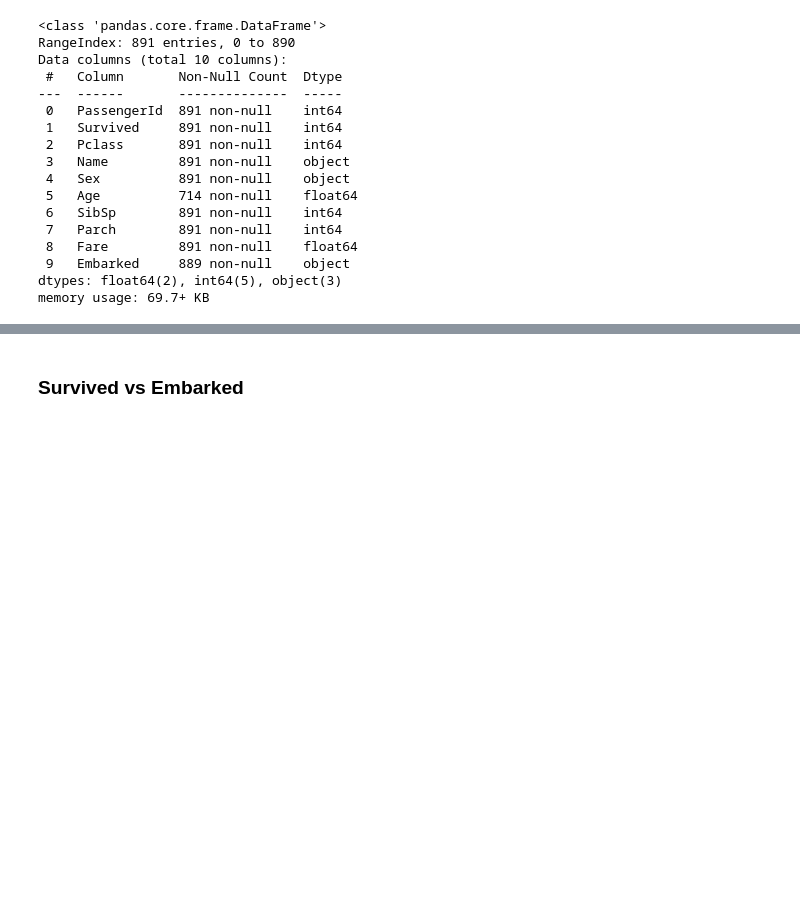
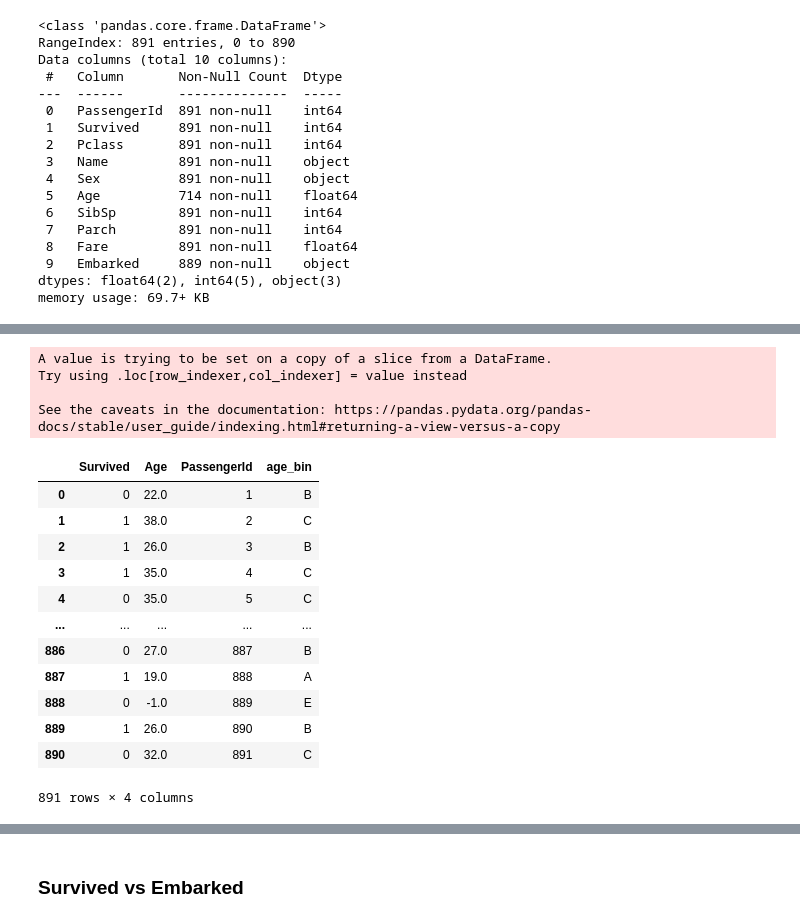
Before and after one commit to ElectricSunset/kaggling, a Jupyter notebook: getting-started/titanic/titanic-explore.ipynb, the cells around one changed output, grey strips where cells are left out. Saved outputs shown, nothing was run; the diff lists cells and outputs as text; code cells hidden in the pictures; blank space fills up the shorter version.

```diff
--- a/getting-started/titanic/titanic-explore.ipynb
+++ b/getting-started/titanic/titanic-explore.ipynb
@@ -212,0 +251,5 @@ memory usage: 69.7+ KB
+# %%
+# Binning Age based on Quantile : 0-20, 21-28, 29-38, 39 ~
+df_sus_age = df[['Survived', 'Age', 'PassengerId']]
+df_sus_age['Age'].fillna(-1, inplace=True)
+df_sus_age.describe()
@@ -212,0 +269,24 @@ memory usage: 69.7+ KB
+# %%
+age_binning_condition = [(df_sus_age['Age'] >= 0) & (df_sus_age['Age'] <= 20), (df_sus_age['Age'] >= 21) & (df_sus_age['Age'] <= 28), (df_sus_age['Age'] >= 29) & (df_sus_age['Age'] <= 38), df_sus_age['Age'] >= 39, df_sus_age['Age'] == -1]
+age_binning_choice = ['A', 'B', 'C', 'D', 'E']
+
+df_sus_age['age_bin'] = np.select(age_binning_condition, age_binning_choice, default='E')
+df_sus_age
+# %% [output]
+A value is trying to be set on a copy of a slice from a DataFrame.
+Try using .loc[row_indexer,col_indexer] = value instead
+
+See the caveats in the documentation: https://pandas.pydata.org/pandas-docs/stable/user_guide/indexing.html#returning-a-view-versus-a-copy
+|  | Survived | Age | PassengerId | age_bin |
+| 0 | 0 | 22.0 | 1 | B |
+| 1 | 1 | 38.0 | 2 | C |
+| 2 | 1 | 26.0 | 3 | B |
+| 3 | 1 | 35.0 | 4 | C |
+| 4 | 0 | 35.0 | 5 | C |
+| ... | ... | ... | ... | ... |
+| 886 | 0 | 27.0 | 887 | B |
+| 887 | 1 | 19.0 | 888 | A |
+| 888 | 0 | -1.0 | 889 | E |
+| 889 | 1 | 26.0 | 890 | B |
+| 890 | 0 | 32.0 | 891 | C |
+891 rows × 4 columns
```
Also changed, not shown: parts of 36 cells of this notebook.
